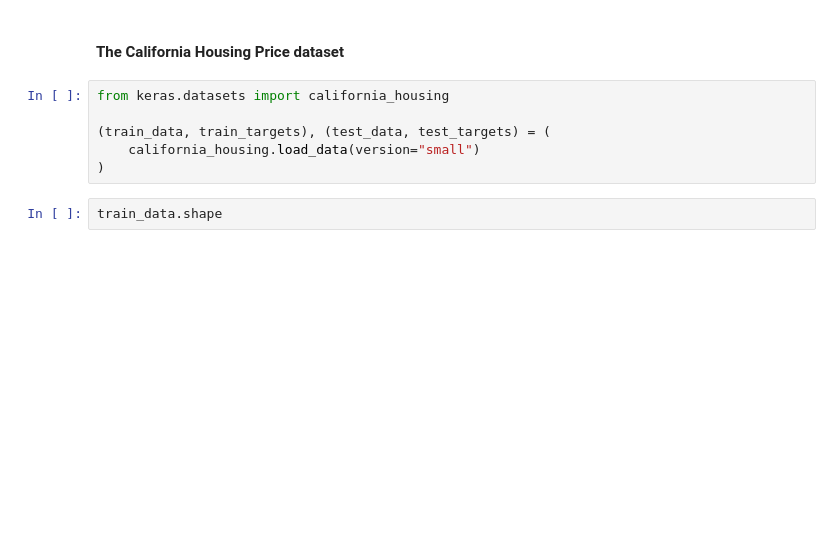
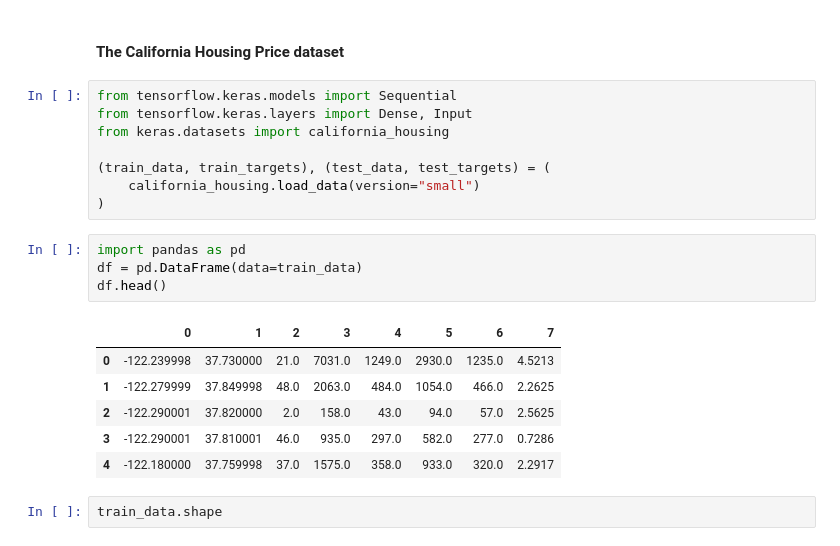
Before and after one commit to MinyaevAndrey/fchollet-deep-learning-with-python-notebooks, a Jupyter notebook: chapter04_classification-and-regression.ipynb, the cells around one changed output. Cells and saved outputs as stored; diff of their text form; blank space fills up the shorter version.

```diff
--- a/chapter04_classification-and-regression.ipynb
+++ b/chapter04_classification-and-regression.ipynb
@@ -448,11 +448,24 @@ model.fit(
 # %% [markdown]
 #### The California Housing Price dataset
 # %%
+from tensorflow.keras.models import Sequential
+from tensorflow.keras.layers import Dense, Input
 from keras.datasets import california_housing
 
 (train_data, train_targets), (test_data, test_targets) = (
     california_housing.load_data(version="small")
 )
+# %%
+import pandas as pd
+df = pd.DataFrame(data=train_data)
+df.head()
+# %% [output]
+|  | 0 | 1 | 2 | 3 | 4 | 5 | 6 | 7 |
+| 0 | -122.239998 | 37.730000 | 21.0 | 7031.0 | 1249.0 | 2930.0 | 1235.0 | 4.5213 |
+| 1 | -122.279999 | 37.849998 | 48.0 | 2063.0 | 484.0 | 1054.0 | 466.0 | 2.2625 |
+| 2 | -122.290001 | 37.820000 | 2.0 | 158.0 | 43.0 | 94.0 | 57.0 | 2.5625 |
+| 3 | -122.290001 | 37.810001 | 46.0 | 935.0 | 297.0 | 582.0 | 277.0 | 0.7286 |
+| 4 | -122.180000 | 37.759998 | 37.0 | 1575.0 | 358.0 | 933.0 | 320.0 | 2.2917 |
 # %%
 train_data.shape
 # %%
```
Also changed, not shown: parts of 5 cells of this notebook.
